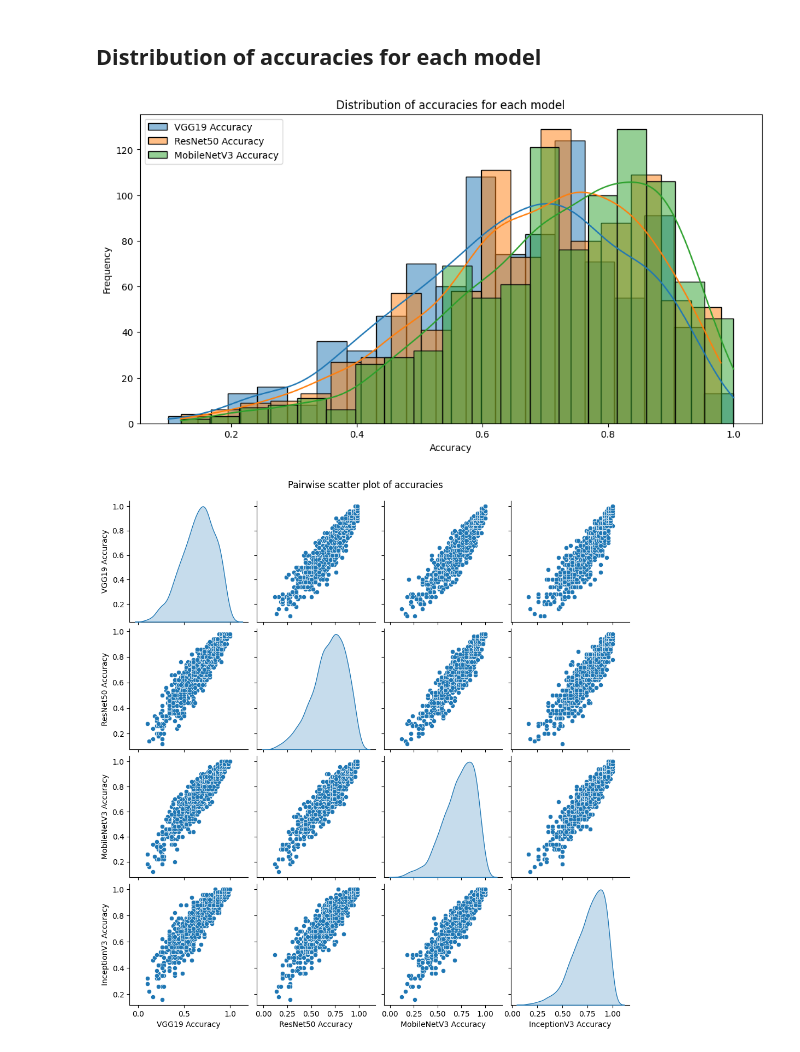
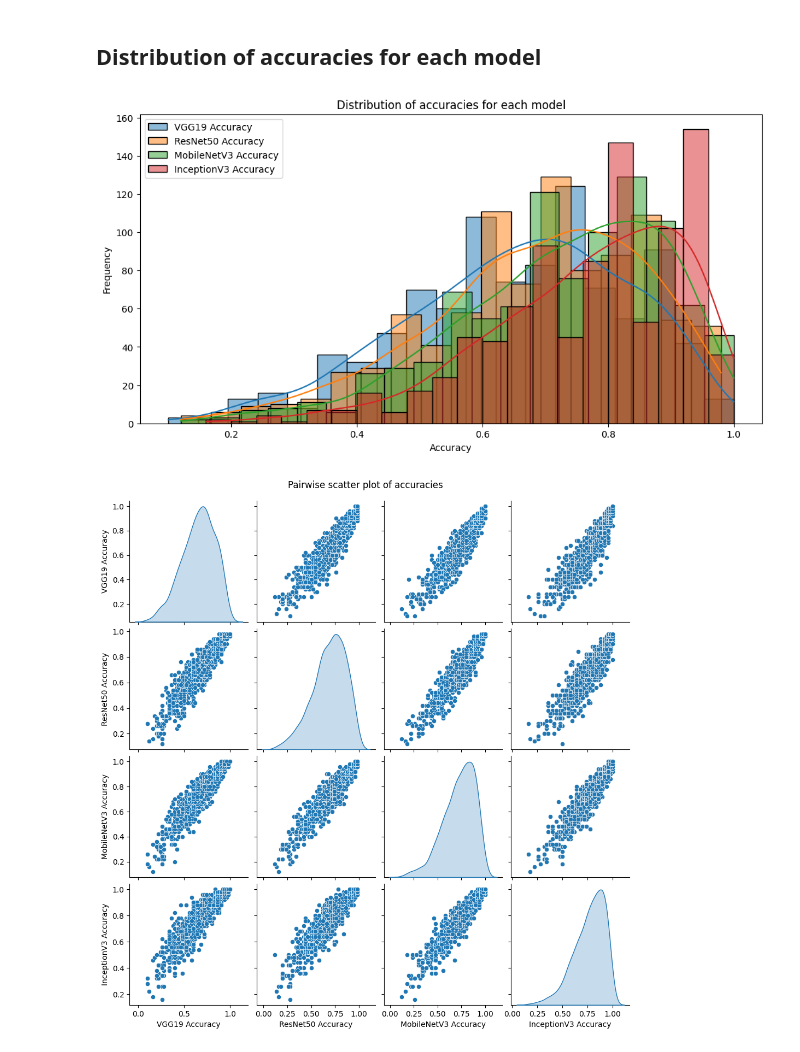
Before and after one commit to Khushi-MA/EIS, a Jupyter notebook: file1.ipynb, the cells around one changed output. Cells and saved outputs as stored; diff of their text form; code cells hidden in the pictures.

```diff
--- a/file1.ipynb
+++ b/file1.ipynb
@@ -396,15 +520,15 @@ Top 5 classes with lowest accuracy for ResNet50 Accuracy:
 # %%
 # Distribution of accuracies for each model
 plt.figure(figsize=(12, 6))
-for col in df.columns[1:-1]:
+for col in df.iloc[:,1:5]:
     sns.histplot(df[col], kde=True, label=col, alpha=0.5)
 plt.title('Distribution of accuracies for each model')
 plt.xlabel('Accuracy')
 plt.ylabel('Frequency')
 plt.legend()
 plt.show()
 # %% [output]
-[figure, old version]
+[figure, new version]
 # %%
 # Pairwise scatter plot of accuracies
 sns.pairplot(df.drop(columns=['Folder']), diag_kind='kde')
```
Also changed, not shown: parts of 10 cells of this notebook.
